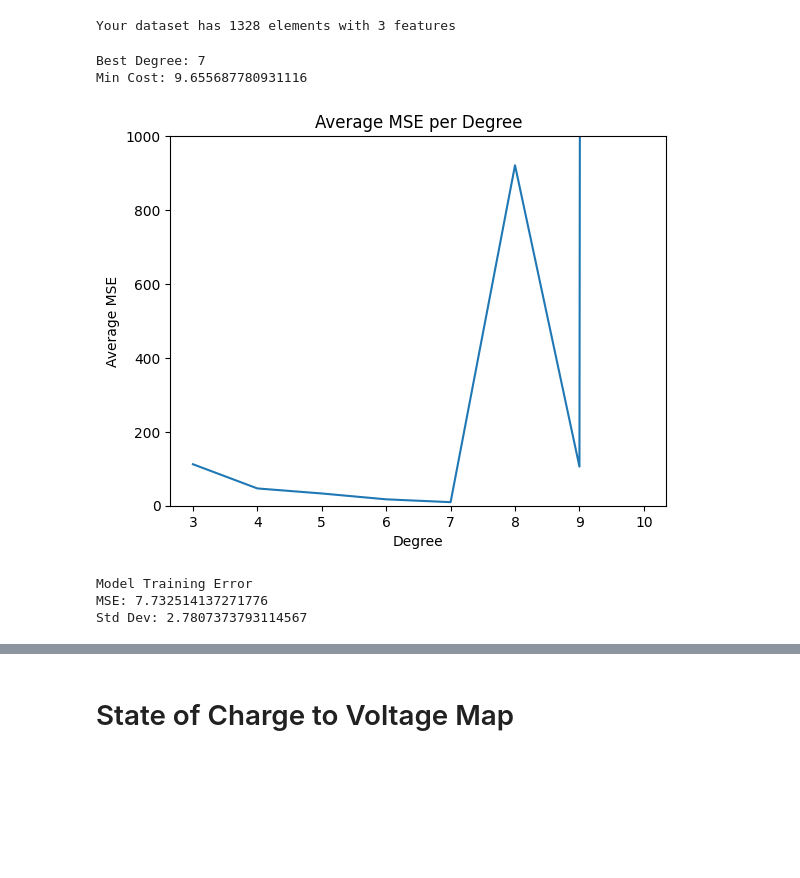
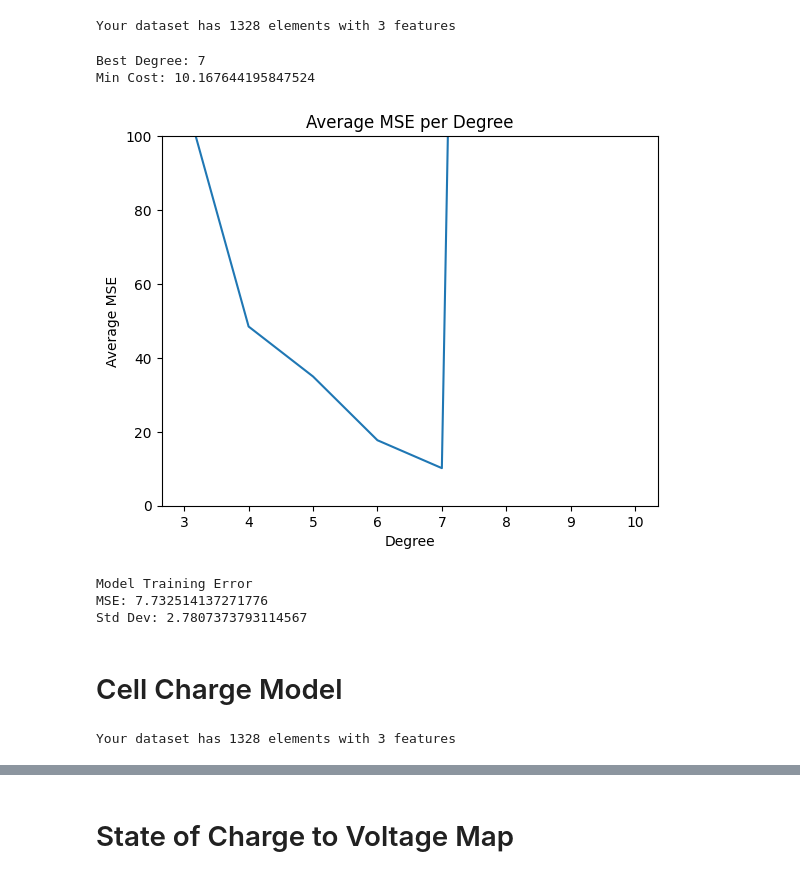
Before and after one commit to NU-Formula-Racing/drivetrain-model, a Jupyter notebook: drivetrain_power_model.ipynb, the cells around one changed output, grey strips where cells are left out. Drawn from its saved outputs; the diff is of its cells as text; code cells hidden in the pictures; blank space fills up the shorter version.

```diff
--- a/drivetrain_power_model.ipynb
+++ b/drivetrain_power_model.ipynb
@@ -47,36 +47,36 @@ for j in range(discharge_num_iterations):
     # Train + test models in the range of polynomial degrees on the dataset
     for i in range(min_discharge_degree, max_discharge_degree):
         model_degree = i
 
         # Transform input dataset into polynomial feature expansion
         poly = PolynomialFeatures(degree=model_degree)
         x_trans = poly.fit_transform(x_train)
         # Perform linear regression on transformed training dataset
         lin_model = LinearRegression(fit_intercept=False)
         lin_model.fit(x_trans, y_train)
         # Evaluate MSE between testing dataset and model predictions
         y_prediction = lin_model.predict(poly.fit_transform(x_test))
         discharge_test_error[i-min_discharge_degree] += (mean_squared_error(y_test,y_prediction))
 
 # Calculate average error for each degree across all iterations
 discharge_test_error /= discharge_num_iterations
 
 # Return whichever polynomial degree produced minimum error on testing set on average
 best_degree = range(min_discharge_degree, max_discharge_degree)[np.argmin(discharge_test_error)]
 print("Best Degree:", best_degree)
 print("Min Cost:", np.min(discharge_test_error))
 
 # Plot the average error for each degree to validate performance visually
 plt.plot(range(min_discharge_degree,max_discharge_degree), discharge_test_error)
-plt.ylim(top=1000, bottom=0)
+plt.ylim(top=100, bottom=0)
 plt.xlabel("Degree")
 plt.ylabel("Average MSE")
 plt.title("Average MSE per Degree")
 plt.show()
 # %% [output]
 Best Degree: 7
-Min Cost: 9.655687780931116
+Min Cost: 10.167644195847524
-[figure, old version]
+[figure, new version]
 # %%
 # Using the best polynomial degree, train a model on all data
 discharge_poly_feat = PolynomialFeatures(degree=best_degree)
@@ -98,2 +98,15 @@ def map_temp_dur_soc_to_power(cell_temperature, duration, soc):
     test_val = np.array([cell_temperature, duration, soc]).reshape(1, -1)
     return discharge_lin_reg.predict(discharge_poly_feat.fit_transform(test_val))[0][0]
+# %% [markdown]
+# Cell Charge Model
+# %%
+# Load in the dataset (interpolated values are recommended to ensure we have at least ~10 unique datapoints per feature)
+charge_data = np.loadtxt('Datasets/molicel_p42a_charging_interpolated_dataset.csv', delimiter = ',')
+# Split the dataset into our input features (X) and output values (Y)
+charge_x = charge_data[:,0:-1]
+charge_y = charge_data[:,-1:]
+charge_num_samples = np.shape(charge_data)[0]
+
+print("Your dataset has", charge_num_samples, "elements with", np.shape(charge_x)[1], "features")
+# %% [output]
+Your dataset has 1328 elements with 3 features
```
Also changed, not shown: parts of 19 cells of this notebook, 3 other files.
